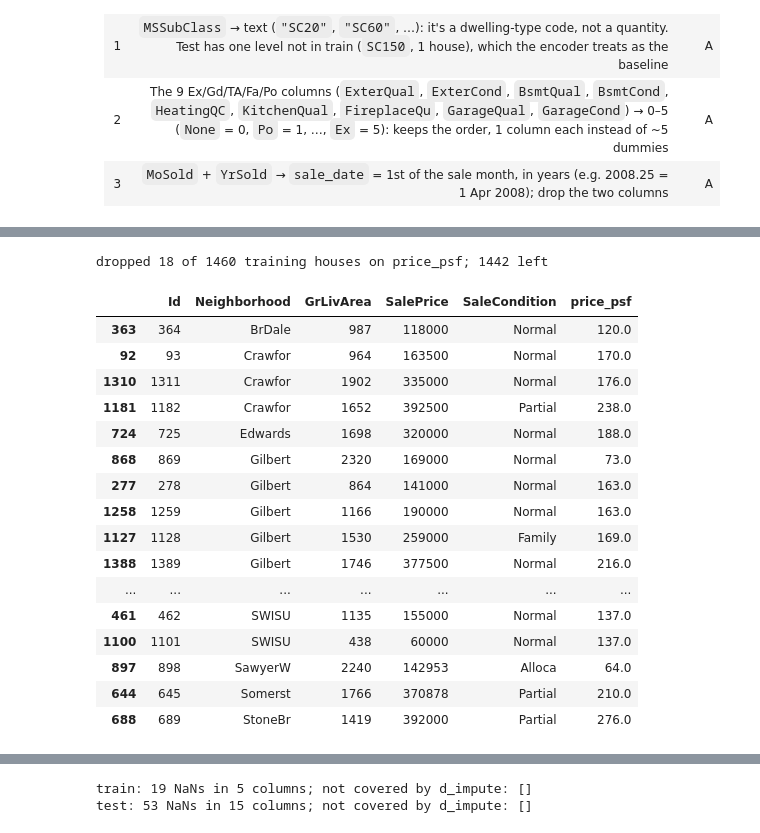
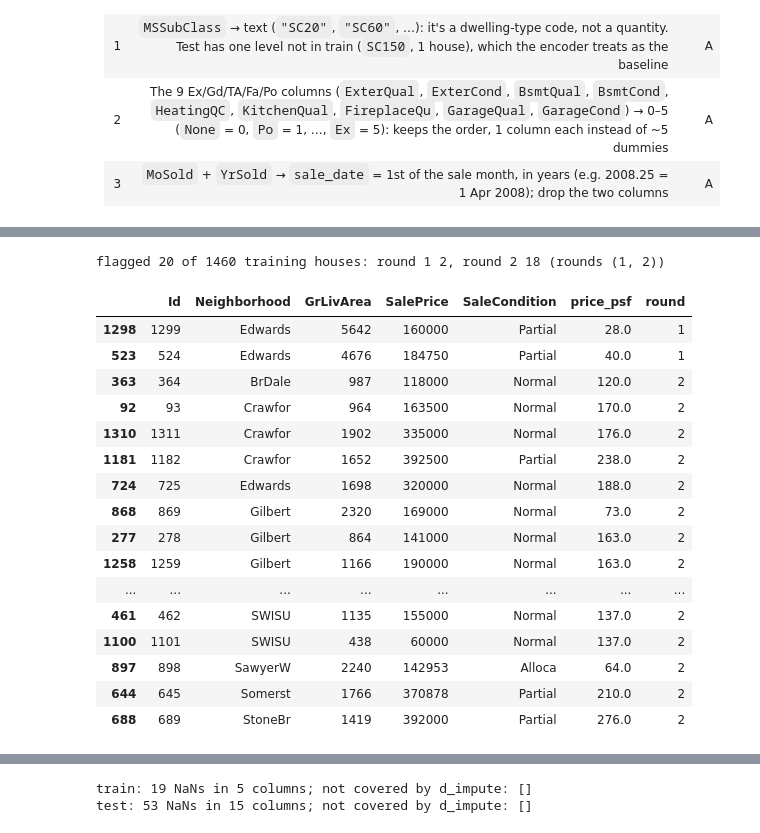
Before and after one commit to jxwhat/22DM012-assn01-apartmentprices, a Jupyter notebook: workings/playground.ipynb, the cells around one changed output, grey strips where cells are left out. Cells and saved outputs as stored; diff of their text form; code cells hidden in the pictures.

```diff
--- a/workings/playground.ipynb
+++ b/workings/playground.ipynb
@@ -470,39 +471,57 @@ Drop **training** houses outside their neighbourhood's boxplot whiskers (Q1 −
 # %%
-# outliers: drop TRAINING houses outside their neighbourhood's boxplot whiskers (Q1 - 1.5 IQR, Q3 + 1.5 IQR)
-ui_outlier_col = 'price_psf'  # 'price_psf' (the target) or 'SalePrice'
-ui_outlier_min_n = 10  # only neighbourhoods with more than this many houses: small ones have unreliable quartiles
+# outliers: two rounds, applied to the TRAINING rows of each fit only (inside every fit_predict / CV fold), never to validation or test rows
+ui_outlier_rounds = (1, 2)  # 1 = huge partial sales; 2 = outside the neighbourhood's psf whiskers; () = drop nothing (to compare by CV)
+ui_big_sqft = 4000  # round 1: GrLivArea above this AND a partial sale (no training house lies between 3,627 and 4,316 sq ft)
+ui_outlier_col = 'price_psf'  # round 2 on 'price_psf' (the target) or 'SalePrice'
+ui_outlier_min_n = 10  # round 2 only for neighbourhoods with more than this many houses: small ones have unreliable quartiles
 
-def flag_outliers(df, col=ui_outlier_col, min_n=ui_outlier_min_n):
-    """True for houses outside their neighbourhood's 1.5 x IQR whiskers on col (same rule as the boxplots)."""
-    sl = df['SalePrice'] / df['GrLivArea'] if col == 'price_psf' else df[col]
-    grp = sl.groupby(df['Neighborhood'])
-    q1, q3 = grp.transform(lambda s: s.quantile(0.25)), grp.transform(lambda s: s.quantile(0.75))
-    return (grp.transform('size') > min_n) & ((sl < q1 - 1.5 * (q3 - q1)) | (sl > q3 + 1.5 * (q3 - q1)))
+def flag_outliers(df_X, sl_price, rounds=ui_outlier_rounds, col=ui_outlier_col, min_n=ui_outlier_min_n):
+    """True for the training houses to drop. Round 1: huge partial sales (fixed rule). Round 2: outside their neighbourhood's
+    1.5 x IQR whiskers on col (same rule as the boxplots), with the quartiles learned from the rows left after round 1."""
+    sl_drop = pd.Series(False, index=df_X.index)
+    if 1 in rounds:
+        sl_drop |= (df_X['GrLivArea'] > ui_big_sqft) & (df_X['SaleCondition'] == 'Partial')
+    if 2 in rounds:
+        df_k, sl_k = df_X[~sl_drop], sl_price[~sl_drop]
+        sl = sl_k / df_k['GrLivArea'] if col == 'price_psf' else sl_k
+        grp = sl.groupby(df_k['Neighborhood'])
+        q1, q3 = grp.transform(lambda s: s.quantile(0.25)), grp.transform(lambda s: s.quantile(0.75))
+        sl_out2 = (grp.transform('size') > min_n) & ((sl < q1 - 1.5 * (q3 - q1)) | (sl > q3 + 1.5 * (q3 - q1)))
+        sl_drop |= sl_out2.reindex(df_X.index, fill_value=False)
+    return sl_drop
 
-sl_outlier = flag_outliers(df_data)
-df_train = df_data[~sl_outlier]  # training rows kept; test rows are never dropped
-print(f'dropped {sl_outlier.sum()} of {len(df_data)} training houses on {ui_outlier_col}; {len(df_train)} left')
+def drop_outliers(df_X, sl_price):
+    """The training rows of one fit with the outliers dropped. Call it at the start of every fit; validation and test rows are never dropped."""
+    sl_drop = flag_outliers(df_X, sl_price)
+    return df_X[~sl_drop], sl_price[~sl_drop]
+
+df_train = df_data  # all 1,460 training houses: every one is scored in CV; outliers leave only the rows a model is fitted on
+
+## which houses the rules flag on all 1,460 (inside CV, each fold's 80% gets its own quartiles, so the list can differ slightly)
+sl_outlier = flag_outliers(df_data, df_data['SalePrice'])
+sl_round1 = flag_outliers(df_data, df_data['SalePrice'], rounds=(1,))
+print(f'flagged {sl_outlier.sum()} of {len(df_data)} training houses: round 1 {sl_round1.sum()}, round 2 {(sl_outlier & ~sl_round1).sum()} (rounds {ui_outlier_rounds})')
 df_data.loc[sl_outlier, ['Id', 'Neighborhood', 'GrLivArea', 'SalePrice', 'SaleCondition']].assign(
-    price_psf=lambda x: (x['SalePrice'] / x['GrLivArea']).round(0)).sort_values(['Neighborhood', 'price_psf'])
+    price_psf=lambda x: (x['SalePrice'] / x['GrLivArea']).round(0), round=np.where(sl_round1[sl_outlier], 1, 2)).sort_values(['round', 'Neighborhood', 'price_psf'])
 # %% [output]
-dropped 18 of 1460 training houses on price_psf; 1442 left
+flagged 20 of 1460 training houses: round 1 2, round 2 18 (rounds (1, 2))
-|  | Id | Neighborhood | GrLivArea | SalePrice | SaleCondition | price_psf |
-| 363 | 364 | BrDale | 987 | 118000 | Normal | 120.0 |
-| 92 | 93 | Crawfor | 964 | 163500 | Normal | 170.0 |
-| 1310 | 1311 | Crawfor | 1902 | 335000 | Normal | 176.0 |
-| 1181 | 1182 | Crawfor | 1652 | 392500 | Partial | 238.0 |
-| 724 | 725 | Edwards | 1698 | 320000 | Normal | 188.0 |
-| 868 | 869 | Gilbert | 2320 | 169000 | Normal | 73.0 |
-| 277 | 278 | Gilbert | 864 | 141000 | Normal | 163.0 |
-| 1258 | 1259 | Gilbert | 1166 | 190000 | Normal | 163.0 |
-| 1127 | 1128 | Gilbert | 1530 | 259000 | Family | 169.0 |
-| 1388 | 1389 | Gilbert | 1746 | 377500 | Normal | 216.0 |
-| ... | ... | ... | ... | ... | ... | ... |
-| 461 | 462 | SWISU | 1135 | 155000 | Normal | 137.0 |
-| 1100 | 1101 | SWISU | 438 | 60000 | Normal | 137.0 |
-| 897 | 898 | SawyerW | 2240 | 142953 | Alloca | 64.0 |
-| 644 | 645 | Somerst | 1766 | 370878 | Partial | 210.0 |
-| 688 | 689 | StoneBr | 1419 | 392000 | Partial | 276.0 |
+|  | Id | Neighborhood | GrLivArea | SalePrice | SaleCondition | price_psf | round |
+| 1298 | 1299 | Edwards | 5642 | 160000 | Partial | 28.0 | 1 |
+| 523 | 524 | Edwards | 4676 | 184750 | Partial | 40.0 | 1 |
+| 363 | 364 | BrDale | 987 | 118000 | Normal | 120.0 | 2 |
+| 92 | 93 | Crawfor | 964 | 163500 | Normal | 170.0 | 2 |
+| 1310 | 1311 | Crawfor | 1902 | 335000 | Normal | 176.0 | 2 |
+| 1181 | 1182 | Crawfor | 1652 | 392500 | Partial | 238.0 | 2 |
+| 724 | 725 | Edwards | 1698 | 320000 | Normal | 188.0 | 2 |
+| 868 | 869 | Gilbert | 2320 | 169000 | Normal | 73.0 | 2 |
+| 277 | 278 | Gilbert | 864 | 141000 | Normal | 163.0 | 2 |
+| 1258 | 1259 | Gilbert | 1166 | 190000 | Normal | 163.0 | 2 |
+| ... | ... | ... | ... | ... | ... | ... | ... |
+| 461 | 462 | SWISU | 1135 | 155000 | Normal | 137.0 | 2 |
+| 1100 | 1101 | SWISU | 438 | 60000 | Normal | 137.0 | 2 |
+| 897 | 898 | SawyerW | 2240 | 142953 | Alloca | 64.0 | 2 |
+| 644 | 645 | Somerst | 1766 | 370878 | Partial | 210.0 | 2 |
+| 688 | 689 | StoneBr | 1419 | 392000 | Partial | 276.0 | 2 |
 # %% [markdown]
 ### Combine and encode
 
```
Also changed, not shown: parts of 28 cells of this notebook, 8 other files.
